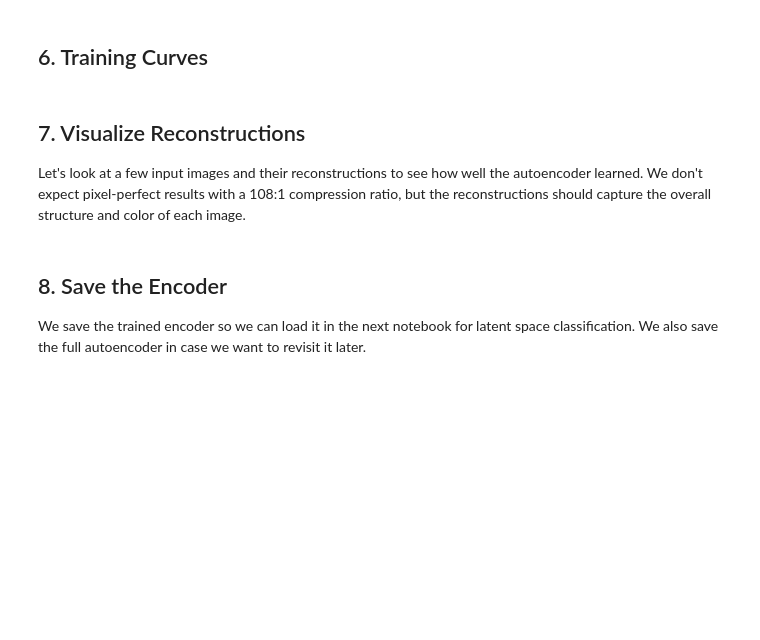
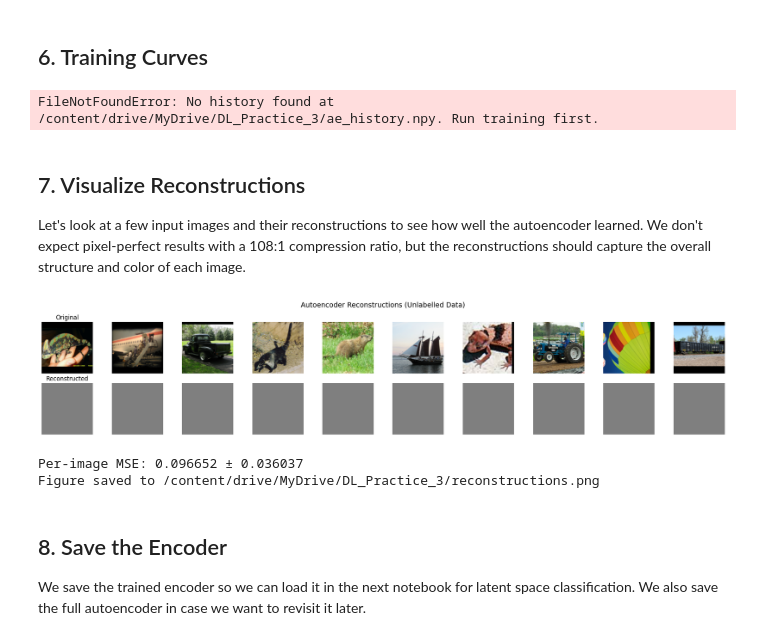
Before and after one commit to lupitia1/DL_Practice_3, a Jupyter notebook: 1.TrainAE_TODO.ipynb, the cells around one changed output. Saved outputs shown, nothing was run; the diff lists cells and outputs as text; code cells hidden in the pictures; blank space fills up the shorter version.

```diff
--- a/1.TrainAE_TODO.ipynb
+++ b/1.TrainAE_TODO.ipynb
@@ -60,12 +70,21 @@ LATENT_DIM = 256  # Size of the bottleneck representation
 CLASS_NAMES = ['airplane', 'bird', 'car', 'cat', 'deer',
                'dog', 'horse', 'monkey', 'ship', 'truck']
 
+# Output dir — save to Drive on Colab so models persist
+import sys
+if 'google.colab' in sys.modules:
+    SAVE_DIR = "/content/drive/MyDrive/DL_Practice_3"
+    import os; os.makedirs(SAVE_DIR, exist_ok=True)
+else:
+    SAVE_DIR = "."
+
 print(f"Image Size: {IMG_SIZE}x{IMG_SIZE}")
 print(f"Batch Size: {BATCH_SIZE}")
 print(f"Epochs: {EPOCHS}")
 print(f"Number of Classes: {NUM_CLASSES}")
 print(f"Initial Learning Rate: {INITIAL_LR}")
 print(f"Latent Dimension: {LATENT_DIM}")
+print(f"Save dir: {SAVE_DIR}")
 print(f"\nClasses: {', '.join(CLASS_NAMES)}")
 print(f"\nCompression ratio: {IMG_SIZE*IMG_SIZE*3} -> {LATENT_DIM} ({IMG_SIZE*IMG_SIZE*3/LATENT_DIM:.1f}x)")
 # %% [output]
@@ -81,12 +104,16 @@ Classes: airplane, bird, car, cat, deer, dog, horse, monkey, ship, truck
 # %%
 print("  Downloading STL-10 dataset...\n")
 
+# Cache dataset on Google Drive so we don't re-download every session
+import sys
+DATA_DIR = "/content/drive/MyDrive/DL_datasets" if 'google.colab' in sys.modules else None
 
 ds_unlabeled, ds_info = tfds.load(
     "stl10",
     split="unlabelled",
     as_supervised=False,
-    with_info=True
+    with_info=True,
+    data_dir=DATA_DIR
 )
 
 
@@ -95,12 +122,12 @@ def ae_preprocess(example):
     return image, image
 
 
-
+# NOTE: .cache() removed to avoid OOM on Colab (100k images at float32 ≈ 10.6 GB RAM)
 ds_unlabeled = (
     ds_unlabeled
     .map(ae_preprocess, num_parallel_calls=tf.data.AUTOTUNE)
     .ignore_errors()
-    .cache()
+    .shuffle(5000)
     .batch(BATCH_SIZE)
     .repeat()
     .prefetch(tf.data.AUTOTUNE)
@@ -110,10 +137,8 @@ unlabelled_size = ds_info.splits['unlabelled'].num_examples
 
 print(f"  Dataset loaded successfully!")
 print(f"   Number of samples: {unlabelled_size}")
-
 print(f"   Image shape: {ds_info.features['image'].shape}")
-# print(f"\n  Dataset Info:")
-# print(ds_info)
+print(f"   Data dir: {DATA_DIR or 'default (~/.tensorflow_datasets)'}")
 # %% [output]
   Downloading STL-10 dataset...
 
@@ -277,10 +412,21 @@ history = autoencoder.fit(
 # %% [markdown]
 ## 6. Training Curves
 # %%
+# Load history from Drive (survives interruptions)
+hist_path = os.path.join(SAVE_DIR, "ae_history.npy")
+if 'history' not in dir() or not hasattr(history, 'history'):
+    if os.path.exists(hist_path):
+        hist_data = np.load(hist_path, allow_pickle=True).item()
+        print(f"Loaded history from {hist_path} ({len(hist_data['loss'])} epochs)")
+    else:
+        raise FileNotFoundError(f"No history found at {hist_path}. Run training first.")
+else:
+    hist_data = history.history
+
 fig, axes = plt.subplots(1, 2, figsize=(14, 5))
 
 # Loss curve
-axes[0].plot(history.history["loss"], label="Training Loss")
+axes[0].plot(hist_data["loss"], label="Training Loss")
 axes[0].set_xlabel("Epoch")
 axes[0].set_ylabel("MSE Loss")
 axes[0].set_title("Autoencoder Training Loss")
@@ -288,8 +434,9 @@ axes[0].legend()
 axes[0].grid(True, alpha=0.3)
 
 # Learning rate curve
-if "lr" in history.history:
-    axes[1].plot(history.history["lr"], label="Learning Rate", color="orange")
+lr_key = "lr" if "lr" in hist_data else "learning_rate"
+if lr_key in hist_data:
+    axes[1].plot(hist_data[lr_key], label="Learning Rate", color="orange")
     axes[1].set_xlabel("Epoch")
     axes[1].set_ylabel("Learning Rate")
     axes[1].set_title("Learning Rate Schedule")
@@ -298,47 +445,63 @@ if "lr" in history.history:
     axes[1].set_yscale("log")
 
 plt.tight_layout()
+fig.savefig(os.path.join(SAVE_DIR, "training_curves.png"), dpi=150)
 plt.show()
 
-print(f"\nFinal loss: {history.history['loss'][-1]:.6f}")
-print(f"Best loss:  {min(history.history['loss']):.6f}")
-print(f"Epochs trained: {len(history.history['loss'])}")
+print(f"\nFinal loss: {hist_data['loss'][-1]:.6f}")
+print(f"Best loss:  {min(hist_data['loss']):.6f}")
+print(f"Epochs trained: {len(hist_data['loss'])}")
+print(f"Figure saved to {SAVE_DIR}/training_curves.png")
+# %% [output]
+FileNotFoundError: No history found at /content/drive/MyDrive/DL_Practice_3/ae_history.npy. Run training first.
 # %% [markdown]
 ## 7. Visualize Reconstructions
 
 Let's look at a few input images and their reconstructions to see how well the autoencoder learned. We don't expect pixel-perfect results with a 108:1 compression ratio, but the reconstructions should capture the overall structure and color of each image.
 # %%
+# Load checkpoint if weights were lost (e.g., after reconnection)
+ckpt_path = os.path.join(SAVE_DIR, "ae_checkpoint.keras")
+if os.path.exists(ckpt_path):
+    autoencoder.load_weights(ckpt_path)
+    print(f"Loaded best weights from {ckpt_path}")
+
 # Grab a batch of images for visualization
 sample_batch = next(iter(ds_unlabeled))
 sample_images = sample_batch[0][:10]  # Take 10 images
 
 # Get reconstructions
 reconstructed = autoencoder.predict(sample_images, verbose=0)
 
 # Plot original vs reconstructed
 n = 10
 fig, axes = plt.subplots(2, n, figsize=(20, 4))
 
 for i in range(n):
     # Original
     axes[0, i].imshow(sample_images[i].numpy())
     axes[0, i].axis("off")
     if i == 0:
         axes[0, i].set_title("Original", fontsize=12)
 
     # Reconstructed
     axes[1, i].imshow(np.clip(reconstructed[i], 0, 1))
     axes[1, i].axis("off")
     if i == 0:
         axes[1, i].set_title("Reconstructed", fontsize=12)
 
 plt.suptitle("Autoencoder Reconstructions (Unlabelled Data)", fontsize=14)
 plt.tight_layout()
+fig.savefig(os.path.join(SAVE_DIR, "reconstructions.png"), dpi=150)
 plt.show()
 
 # Per-image MSE
 per_image_mse = np.mean((sample_images.numpy() - reconstructed) ** 2, axis=(1, 2, 3))
 print(f"Per-image MSE: {per_image_mse.mean():.6f} ± {per_image_mse.std():.6f}")
+print(f"Figure saved to {SAVE_DIR}/reconstructions.png")
+# %% [output]
+[figure, added]
+Per-image MSE: 0.096652 ± 0.036037
+Figure saved to /content/drive/MyDrive/DL_Practice_3/reconstructions.png
 # %% [markdown]
 ## 8. Save the Encoder
 
```
Also changed, not shown: parts of 11 cells of this notebook, 1 other file.
